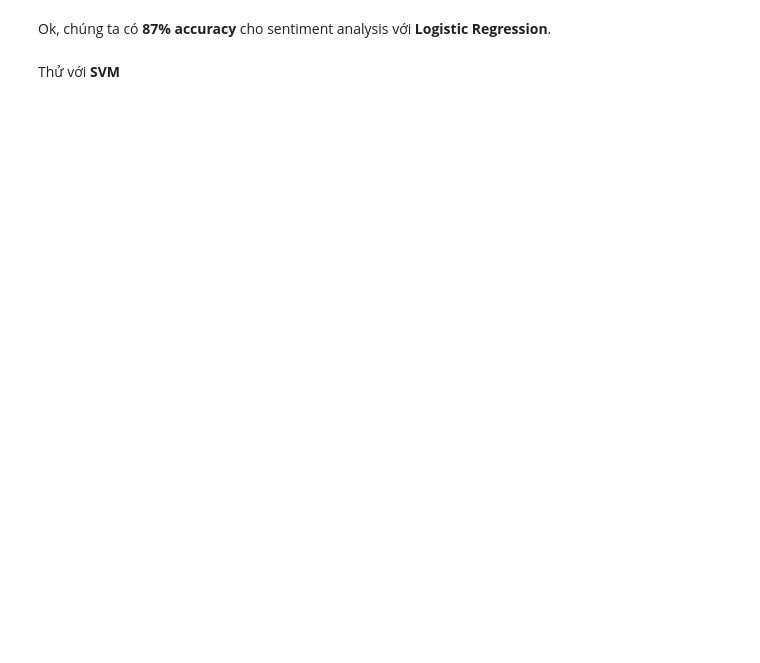
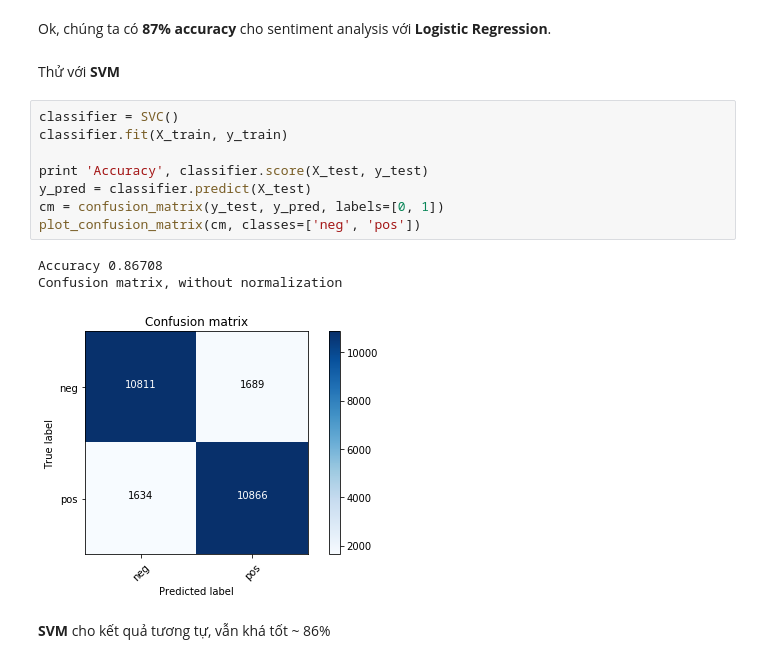
Before and after one commit to duyet/doc2vec-sentiment, a Jupyter notebook: Doc2vec Sentiment Analysis.ipynb, the cells around one changed output. Drawn from its saved outputs; the diff is of its cells as text; blank space fills up the shorter version.

```diff
--- a/Doc2vec Sentiment Analysis.ipynb
+++ b/Doc2vec Sentiment Analysis.ipynb
@@ -264,3 +315,17 @@ plot_confusion_matrix(cm, classes=['neg', 'pos'])
 Ok, chúng ta có **87% accuracy** cho sentiment analysis với **Logistic Regression**.
 # %% [markdown]
 Thử với **SVM**
+# %%
+classifier = SVC()
+classifier.fit(X_train, y_train)
+
+print 'Accuracy', classifier.score(X_test, y_test)
+y_pred = classifier.predict(X_test)
+cm = confusion_matrix(y_test, y_pred, labels=[0, 1])
+plot_confusion_matrix(cm, classes=['neg', 'pos'])
+# %% [output]
+Accuracy 0.86708
+Confusion matrix, without normalization
+[figure, added]
+# %% [markdown]
+**SVM** cho kết quả tương tự, vẫn khá tốt ~ 86%
```
Also changed, not shown: parts of 14 cells of this notebook, 5 other files.
